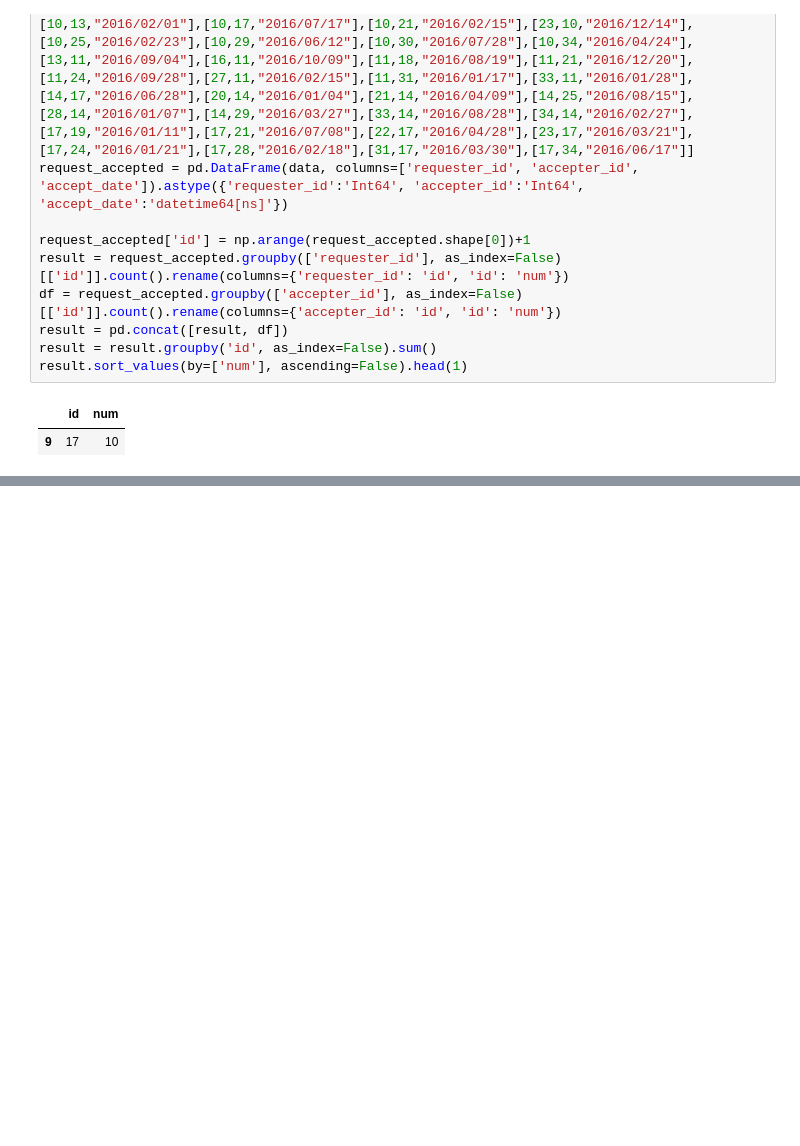
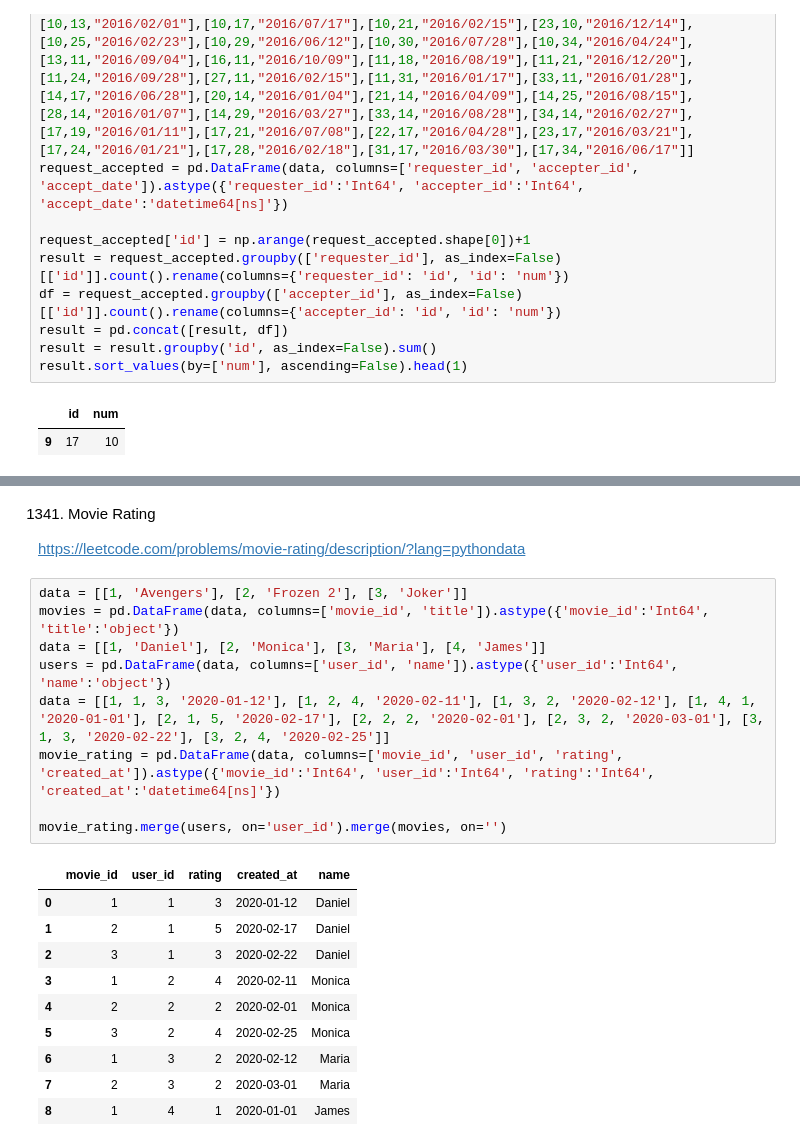
Before and after one commit to tsukerin/pandas, a Jupyter notebook: pandas.ipynb, the cells around one changed output, grey strips where cells are left out. Drawn from its saved outputs; the diff is of its cells as text; blank space fills up the shorter version.

```diff
--- a/pandas.ipynb
+++ b/pandas.ipynb
@@ -764,0 +804,24 @@ result.sort_values(by=['num'], ascending=False).head(1)
+# %% [markdown]
+1341. Movie Rating
+
+https://leetcode.com/problems/movie-rating/description/?lang=pythondata
+# %%
+data = [[1, 'Avengers'], [2, 'Frozen 2'], [3, 'Joker']]
+movies = pd.DataFrame(data, columns=['movie_id', 'title']).astype({'movie_id':'Int64', 'title':'object'})
+data = [[1, 'Daniel'], [2, 'Monica'], [3, 'Maria'], [4, 'James']]
+users = pd.DataFrame(data, columns=['user_id', 'name']).astype({'user_id':'Int64', 'name':'object'})
+data = [[1, 1, 3, '2020-01-12'], [1, 2, 4, '2020-02-11'], [1, 3, 2, '2020-02-12'], [1, 4, 1, '2020-01-01'], [2, 1, 5, '2020-02-17'], [2, 2, 2, '2020-02-01'], [2, 3, 2, '2020-03-01'], [3, 1, 3, '2020-02-22'], [3, 2, 4, '2020-02-25']]
+movie_rating = pd.DataFrame(data, columns=['movie_id', 'user_id', 'rating', 'created_at']).astype({'movie_id':'Int64', 'user_id':'Int64', 'rating':'Int64', 'created_at':'datetime64[ns]'})
+
+movie_rating.merge(users, on='user_id').merge(movies, on='')
+# %% [output]
+|  | movie_id | user_id | rating | created_at | name |
+| 0 | 1 | 1 | 3 | 2020-01-12 | Daniel |
+| 1 | 2 | 1 | 5 | 2020-02-17 | Daniel |
+| 2 | 3 | 1 | 3 | 2020-02-22 | Daniel |
+| 3 | 1 | 2 | 4 | 2020-02-11 | Monica |
+| 4 | 2 | 2 | 2 | 2020-02-01 | Monica |
+| 5 | 3 | 2 | 4 | 2020-02-25 | Monica |
+| 6 | 1 | 3 | 2 | 2020-02-12 | Maria |
+| 7 | 2 | 3 | 2 | 2020-03-01 | Maria |
+| 8 | 1 | 4 | 1 | 2020-01-01 | James |
```
Also changed, not shown: parts of 6 cells of this notebook.
